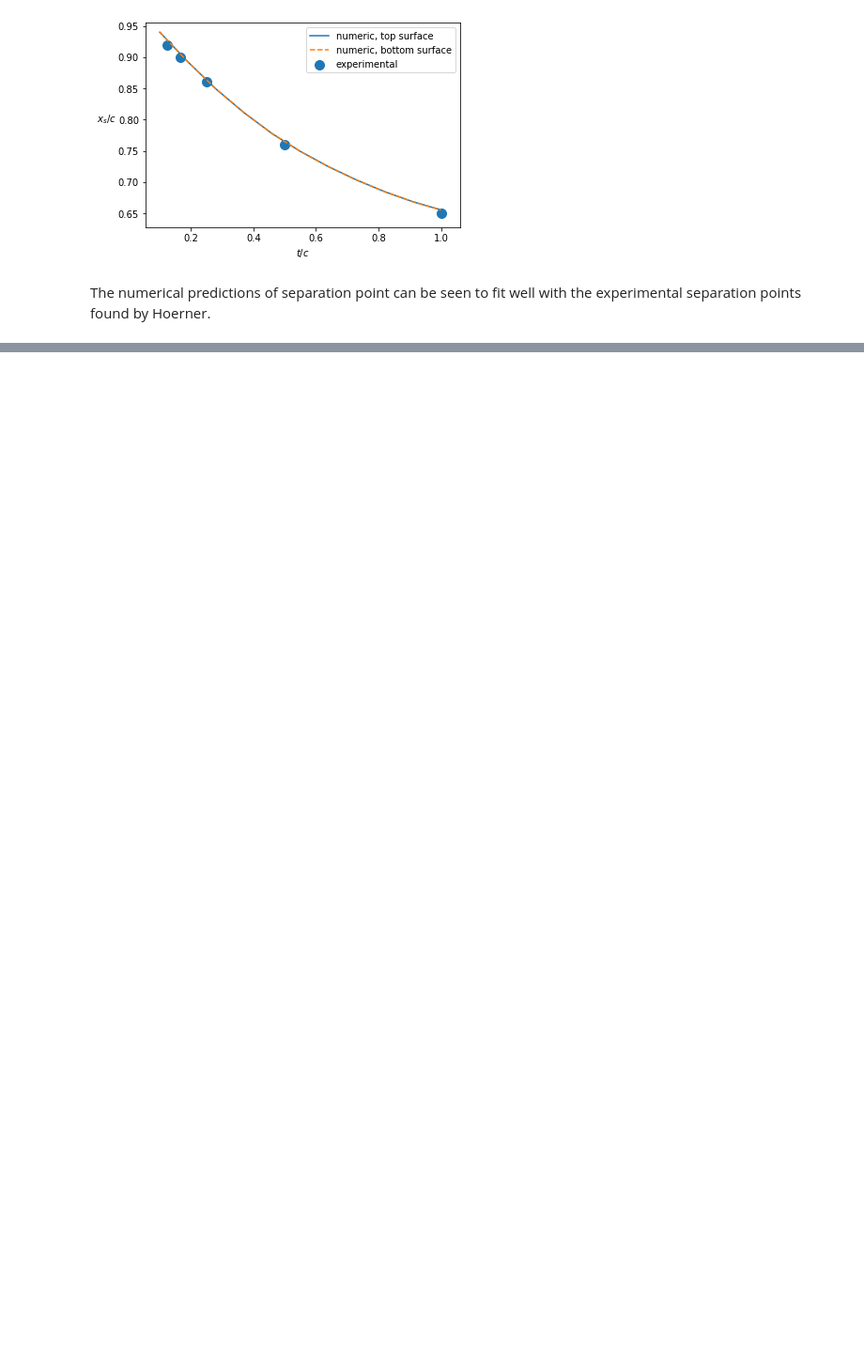
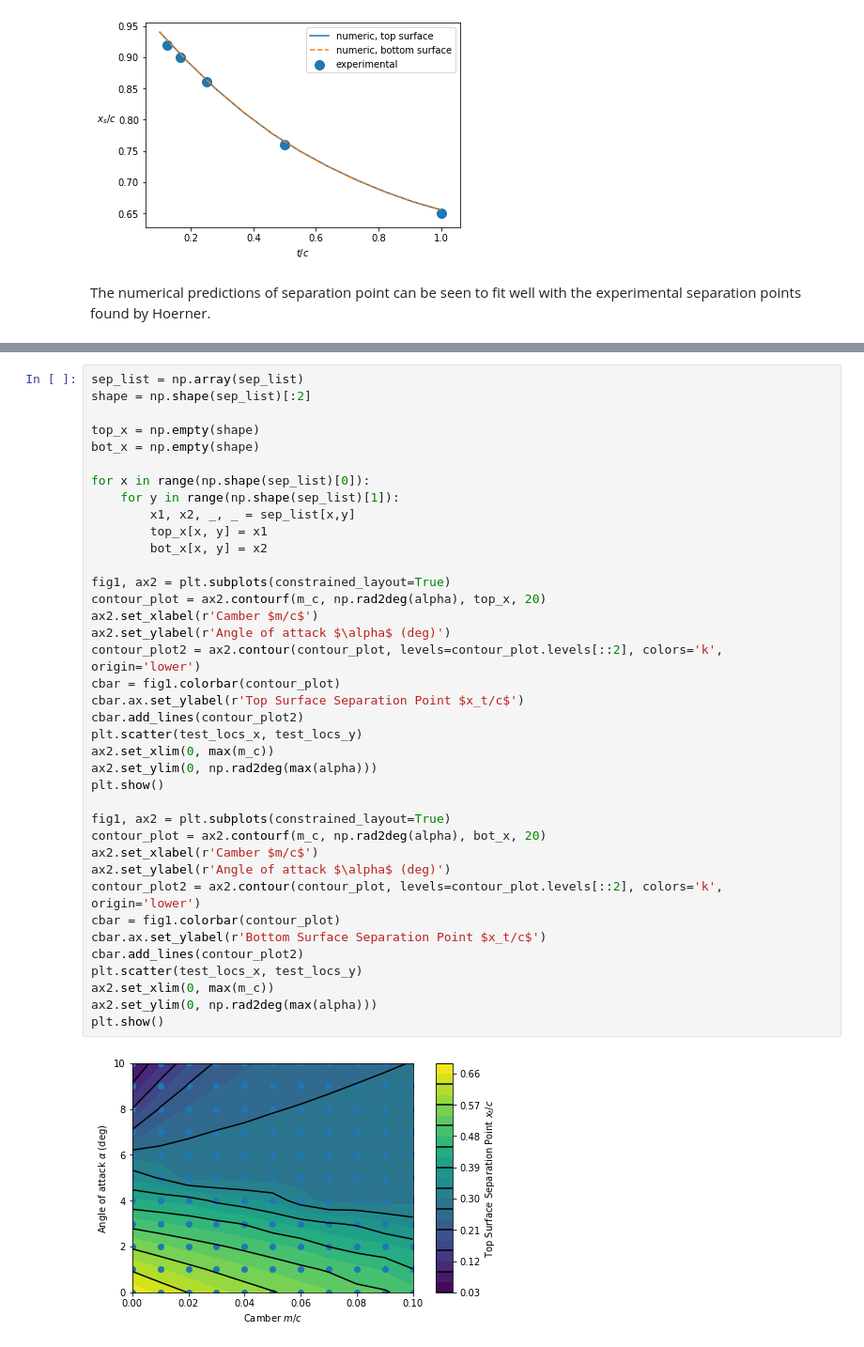
Before and after one commit to Papadopolous/MarineHydro, a Jupyter notebook: AssignmentReport.ipynb, the cells around one changed output, grey strips where cells are left out. Shown at 94% size. Saved outputs shown, nothing was run; the diff lists cells and outputs as text; blank space fills up the shorter version.

```diff
--- a/AssignmentReport.ipynb
+++ b/AssignmentReport.ipynb
@@ -721,0 +836,40 @@ ValueError: setting an array element with a sequence.
+# %%
+sep_list = np.array(sep_list)
+shape = np.shape(sep_list)[:2]
+
+top_x = np.empty(shape)
+bot_x = np.empty(shape)
+
+for x in range(np.shape(sep_list)[0]):
+    for y in range(np.shape(sep_list)[1]):
+        x1, x2, _, _ = sep_list[x,y]
+        top_x[x, y] = x1
+        bot_x[x, y] = x2
+
+fig1, ax2 = plt.subplots(constrained_layout=True)
+contour_plot = ax2.contourf(m_c, np.rad2deg(alpha), top_x, 20)
+ax2.set_xlabel(r'Camber $m/c$')
+ax2.set_ylabel(r'Angle of attack $\alpha$ (deg)')
+contour_plot2 = ax2.contour(contour_plot, levels=contour_plot.levels[::2], colors='k', origin='lower')
+cbar = fig1.colorbar(contour_plot)
+cbar.ax.set_ylabel(r'Top Surface Separation Point $x_t/c$')
+cbar.add_lines(contour_plot2)
+plt.scatter(test_locs_x, test_locs_y)
+ax2.set_xlim(0, max(m_c))
+ax2.set_ylim(0, np.rad2deg(max(alpha)))
+plt.show()
+
+fig1, ax2 = plt.subplots(constrained_layout=True)
+contour_plot = ax2.contourf(m_c, np.rad2deg(alpha), bot_x, 20)
+ax2.set_xlabel(r'Camber $m/c$')
+ax2.set_ylabel(r'Angle of attack $\alpha$ (deg)')
+contour_plot2 = ax2.contour(contour_plot, levels=contour_plot.levels[::2], colors='k', origin='lower')
+cbar = fig1.colorbar(contour_plot)
+cbar.ax.set_ylabel(r'Bottom Surface Separation Point $x_t/c$')
+cbar.add_lines(contour_plot2)
+plt.scatter(test_locs_x, test_locs_y)
+ax2.set_xlim(0, max(m_c))
+ax2.set_ylim(0, np.rad2deg(max(alpha)))
+plt.show()
+# %% [output]
+[figure, added]
```
Also changed, not shown: parts of 35 cells of this notebook, 1 other file.
